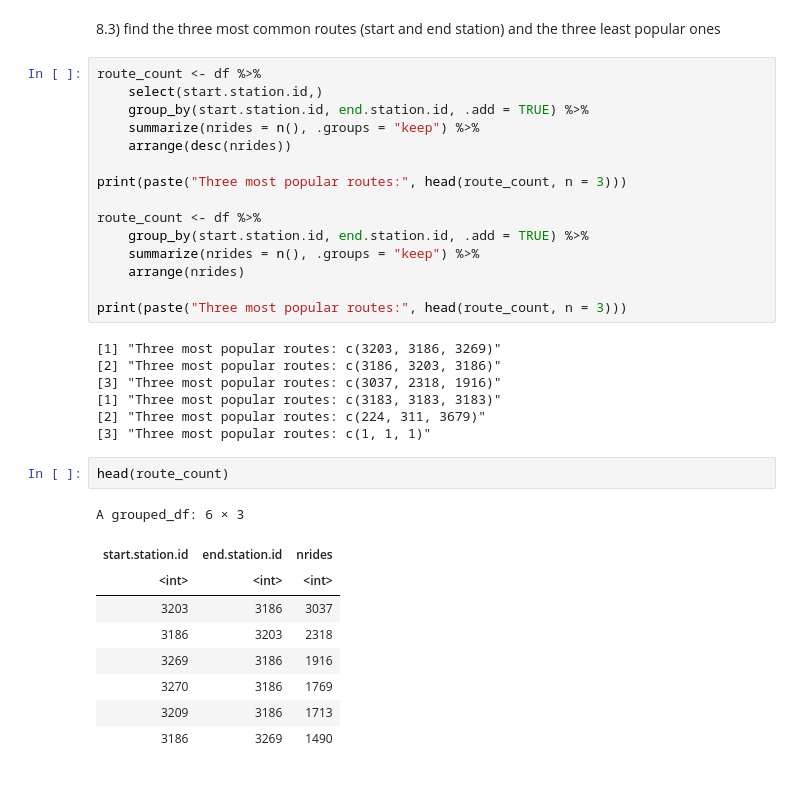
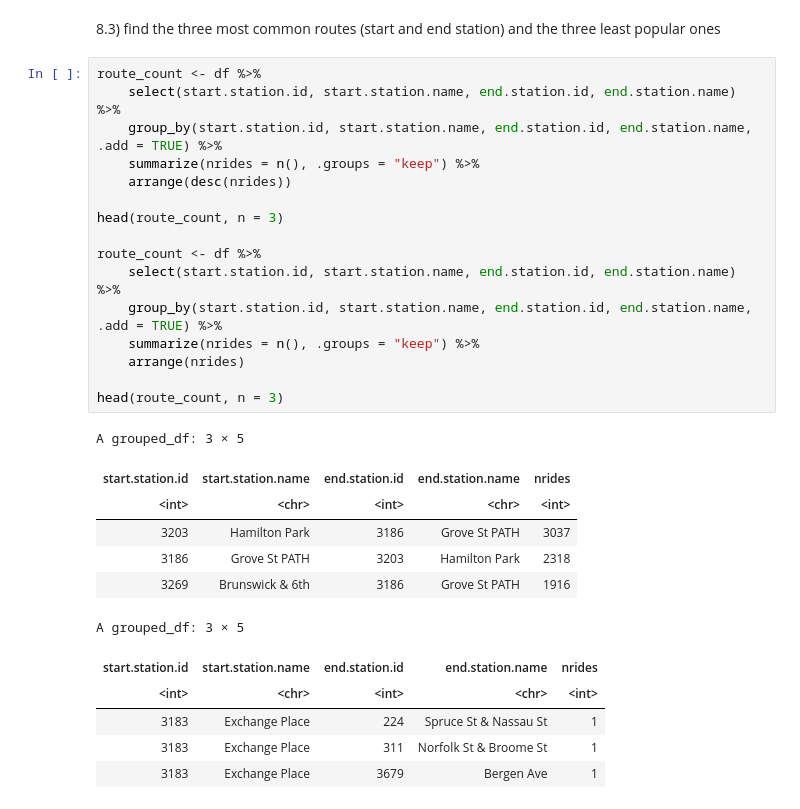
Before and after one commit to pietromalagoli/asp, a Jupyter notebook: code/lab01/Malagoli_Pietro_Lab01.ipynb, the cells around one changed output. Drawn from its saved outputs; the diff is of its cells as text.

```diff
--- a/code/lab01/Malagoli_Pietro_Lab01.ipynb
+++ b/code/lab01/Malagoli_Pietro_Lab01.ipynb
@@ -581,35 +582,30 @@ barplot(n_start_count$counts ~ n_start_count$start.station.id,
 8.3) find the three most common routes (start and end station) and the three least popular ones
 # %%
 route_count <- df %>%
-    select(start.station.id,)
-    group_by(start.station.id, end.station.id, .add = TRUE) %>%
+    select(start.station.id, start.station.name, end.station.id, end.station.name) %>%
+    group_by(start.station.id, start.station.name, end.station.id, end.station.name, .add = TRUE) %>%
     summarize(nrides = n(), .groups = "keep") %>%
     arrange(desc(nrides))
 
-print(paste("Three most popular routes:", head(route_count, n = 3)))
+head(route_count, n = 3)
 
 route_count <- df %>%
-    group_by(start.station.id, end.station.id, .add = TRUE) %>%
+    select(start.station.id, start.station.name, end.station.id, end.station.name) %>%
+    group_by(start.station.id, start.station.name, end.station.id, end.station.name, .add = TRUE) %>%
     summarize(nrides = n(), .groups = "keep") %>%
     arrange(nrides)
 
-print(paste("Three most popular routes:", head(route_count, n = 3)))
+head(route_count, n = 3)
 # %% [output]
-[1] "Three most popular routes: c(3203, 3186, 3269)"
-[2] "Three most popular routes: c(3186, 3203, 3186)"
-[3] "Three most popular routes: c(3037, 2318, 1916)"
-[1] "Three most popular routes: c(3183, 3183, 3183)"
-[2] "Three most popular routes: c(224, 311, 3679)"
-[3] "Three most popular routes: c(1, 1, 1)"
+A grouped_df: 3 × 5
+| start.station.id | start.station.name | end.station.id | end.station.name | nrides |
+| <int> | <chr> | <int> | <chr> | <int> |
+| 3203 | Hamilton Park | 3186 | Grove St PATH | 3037 |
+| 3186 | Grove St PATH | 3203 | Hamilton Park | 2318 |
+| 3269 | Brunswick & 6th | 3186 | Grove St PATH | 1916 |
+A grouped_df: 3 × 5
+| start.station.id | start.station.name | end.station.id | end.station.name | nrides |
+| <int> | <chr> | <int> | <chr> | <int> |
+| 3183 | Exchange Place | 224 | Spruce St & Nassau St | 1 |
+| 3183 | Exchange Place | 311 | Norfolk St & Broome St | 1 |
+| 3183 | Exchange Place | 3679 | Bergen Ave | 1 |
-# %%
-head(route_count)
-# %% [output]
-A grouped_df: 6 × 3
-| start.station.id | end.station.id | nrides |
-| <int> | <int> | <int> |
-| 3203 | 3186 | 3037 |
-| 3186 | 3203 | 2318 |
-| 3269 | 3186 | 1916 |
-| 3270 | 3186 | 1769 |
-| 3209 | 3186 | 1713 |
-| 3186 | 3269 | 1490 |
```
Also changed, not shown: parts of 1 cell of this notebook.
